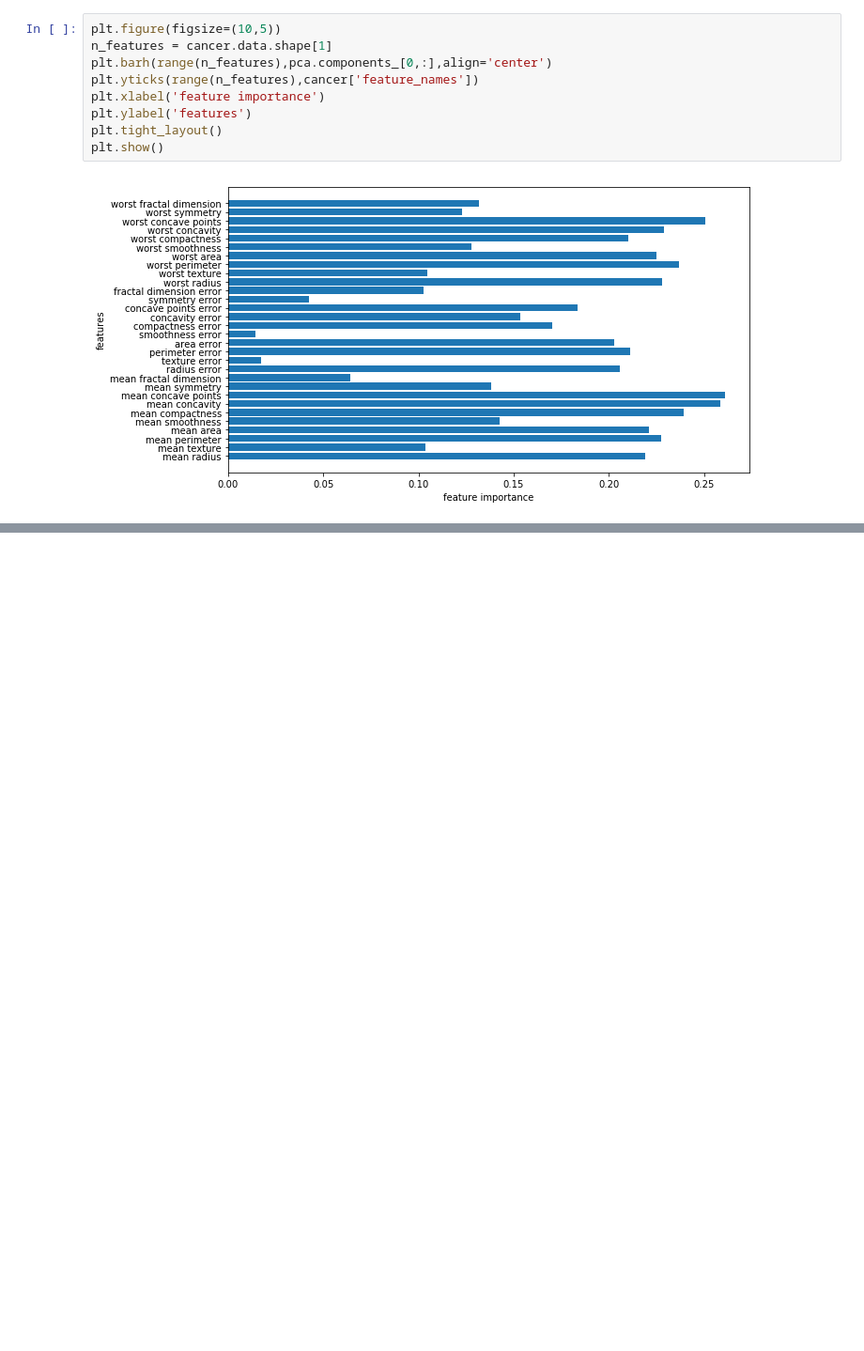
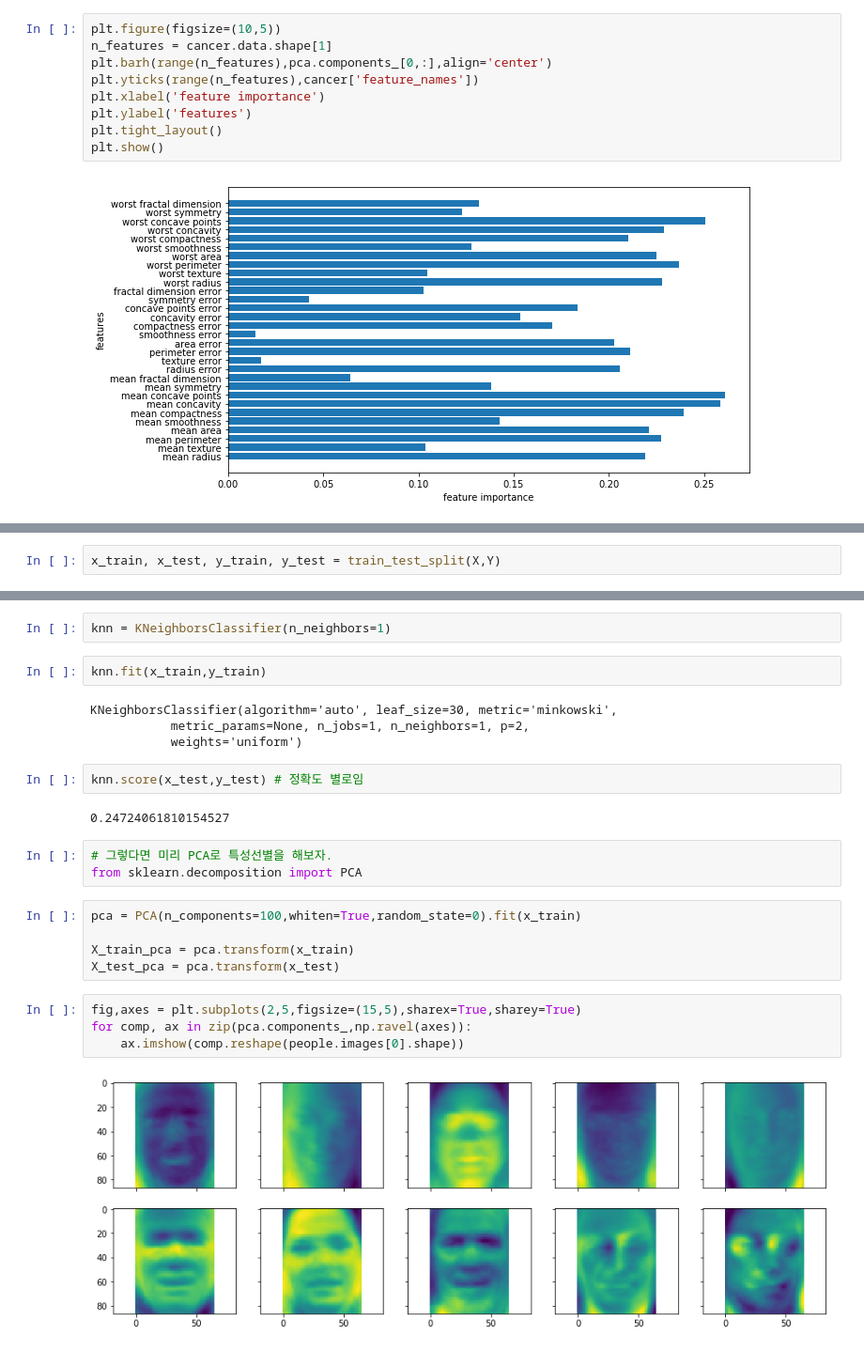
Before and after one commit to k821209/biostatistics, a Jupyter notebook: ML_171011_unsupervised_learning.ipynb, the cells around one changed output, grey strips where cells are left out. Shown at 94% size. Drawn from its saved outputs; the diff is of its cells as text; blank space fills up the shorter version.

```diff
--- a/ML_171011_unsupervised_learning.ipynb
+++ b/ML_171011_unsupervised_learning.ipynb
@@ -131,0 +210,2 @@ plt.show()
+# %%
+x_train, x_test, y_train, y_test = train_test_split(X,Y)
@@ -131,0 +214,26 @@ plt.show()
+# %%
+knn = KNeighborsClassifier(n_neighbors=1)
+# %%
+knn.fit(x_train,y_train)
+# %% [output]
+KNeighborsClassifier(algorithm='auto', leaf_size=30, metric='minkowski',
+           metric_params=None, n_jobs=1, n_neighbors=1, p=2,
+           weights='uniform')
+# %%
+knn.score(x_test,y_test) # 정확도 별로임
+# %% [output]
+0.24724061810154527
+# %%
+# 그렇다면 미리 PCA로 특성선별을 해보자.
+from sklearn.decomposition import PCA
+# %%
+pca = PCA(n_components=100,whiten=True,random_state=0).fit(x_train)
+
+X_train_pca = pca.transform(x_train)
+X_test_pca = pca.transform(x_test)
+# %%
+fig,axes = plt.subplots(2,5,figsize=(15,5),sharex=True,sharey=True)
+for comp, ax in zip(pca.components_,np.ravel(axes)):
+    ax.imshow(comp.reshape(people.images[0].shape))
+# %% [output]
+[figure, added]
```
Also changed, not shown: parts of 67 cells of this notebook, 1 other file.
